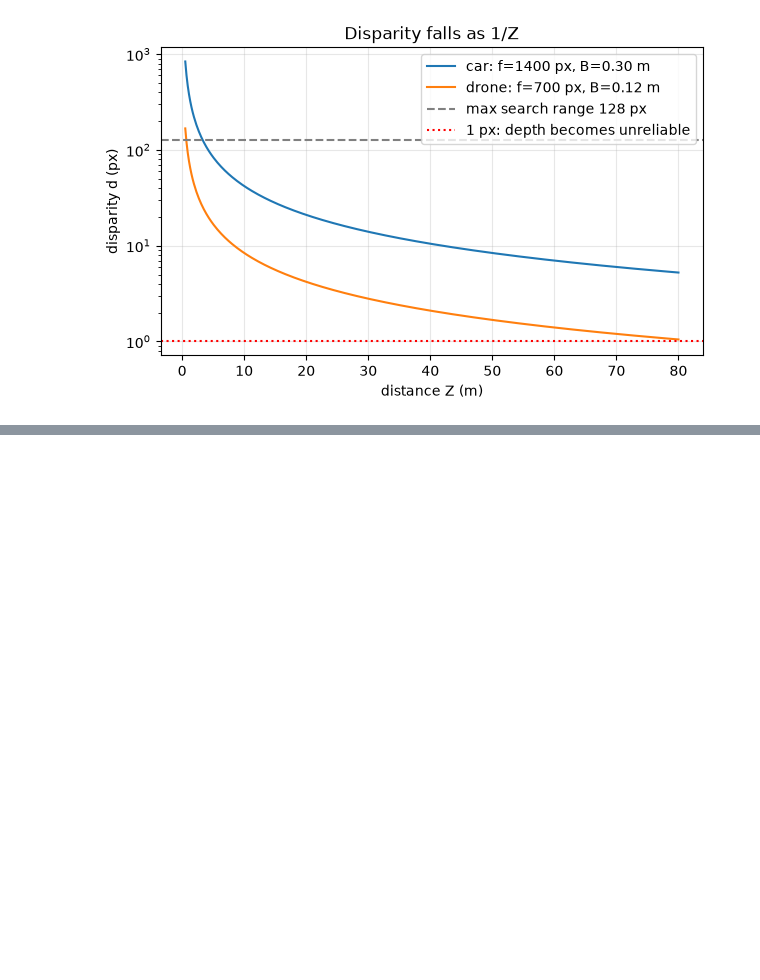
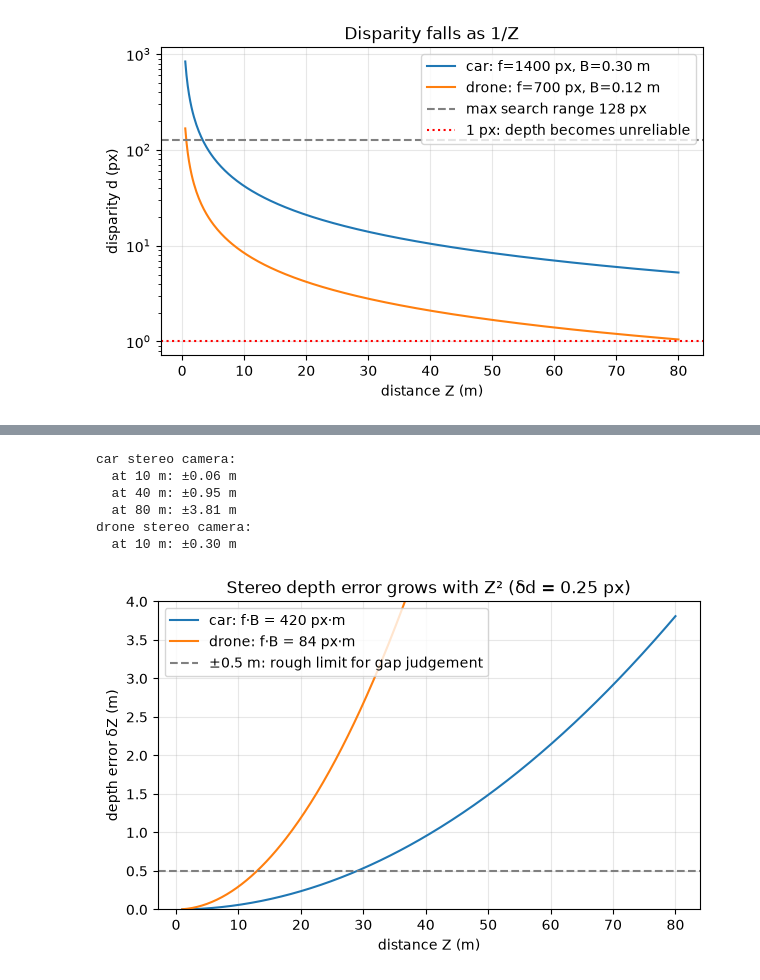
Before and after one commit to Ali-Haider-NSU/perception-geometry, a Jupyter notebook: 05_stereo_and_epipolar_geeometry/stereo_and_epipolar_geeometry.ipynb, the cells around one changed output, grey strips where cells are left out. Saved outputs shown, nothing was run; the diff lists cells and outputs as text; code cells hidden in the pictures; blank space fills up the shorter version.

```diff
--- a/05_stereo_and_epipolar_geeometry/stereo_and_epipolar_geeometry.ipynb
+++ b/05_stereo_and_epipolar_geeometry/stereo_and_epipolar_geeometry.ipynb
@@ -50,0 +53,35 @@ drone camera: f·B = 84 px·m
+# %%
+import numpy as np
+import matplotlib.pyplot as plt
+
+def depth_error(Z_m, f_px, baseline_m, disp_err_px=0.25):
+    """Depth uncertainty of stereo:  δZ = Z² · δd / (f · B)"""
+    return Z_m**2 * disp_err_px / (f_px * baseline_m)
+
+f_car, B_car = 1400, 0.30        # car windscreen stereo, f·B = 420 px·m
+f_dr,  B_dr  = 700, 0.12         # small drone stereo,    f·B =  84 px·m
+dd = 0.25                        # sub-pixel matching error (px)
+
+print("car stereo camera:")
+for Z in [10, 40, 80]:
+    print(f"  at {Z:2d} m: ±{depth_error(Z, f_car, B_car, dd):.2f} m")
+print("drone stereo camera:")
+print(f"  at 10 m: ±{depth_error(10, f_dr, B_dr, dd):.2f} m")
+
+# --- plot: depth error grows with Z² ---
+Z = np.linspace(1, 80, 400)
+plt.figure(figsize=(7, 4))
+plt.plot(Z, depth_error(Z, f_car, B_car, dd), label="car: f·B = 420 px·m")
+plt.plot(Z, depth_error(Z, f_dr, B_dr, dd), label="drone: f·B = 84 px·m")
+plt.axhline(0.5, ls="--", c="gray", label="±0.5 m: rough limit for gap judgement")
+plt.xlabel("distance Z (m)"); plt.ylabel("depth error δZ (m)")
+plt.title("Stereo depth error grows with Z² (δd = 0.25 px)")
+plt.ylim(0, 4); plt.legend(); plt.grid(alpha=0.3); plt.show()
+# %% [output]
+car stereo camera:
+  at 10 m: ±0.06 m
+  at 40 m: ±0.95 m
+  at 80 m: ±3.81 m
+drone stereo camera:
+  at 10 m: ±0.30 m
+[figure, added]
```
Also changed, not shown: parts of 1 cell of this notebook.
